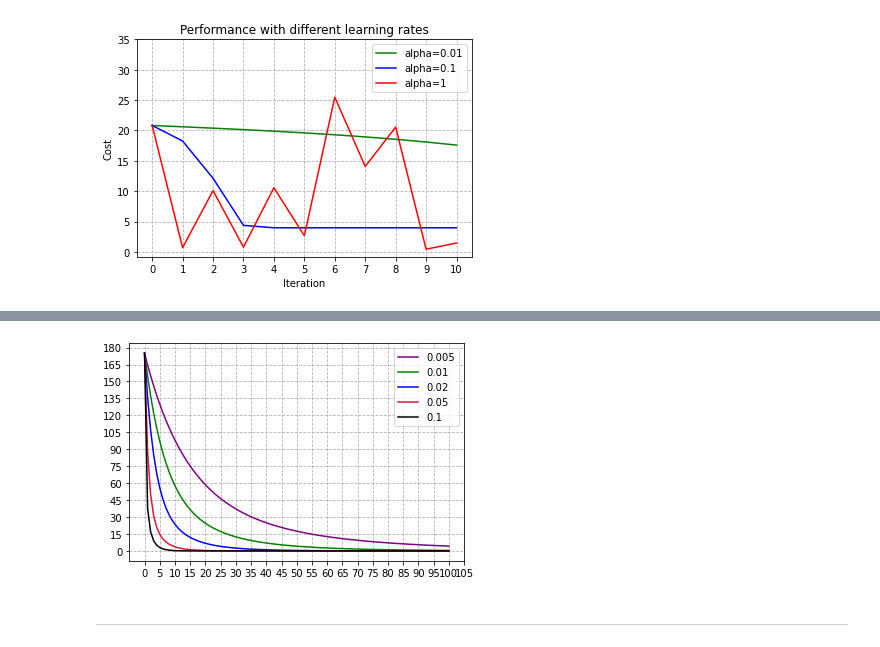
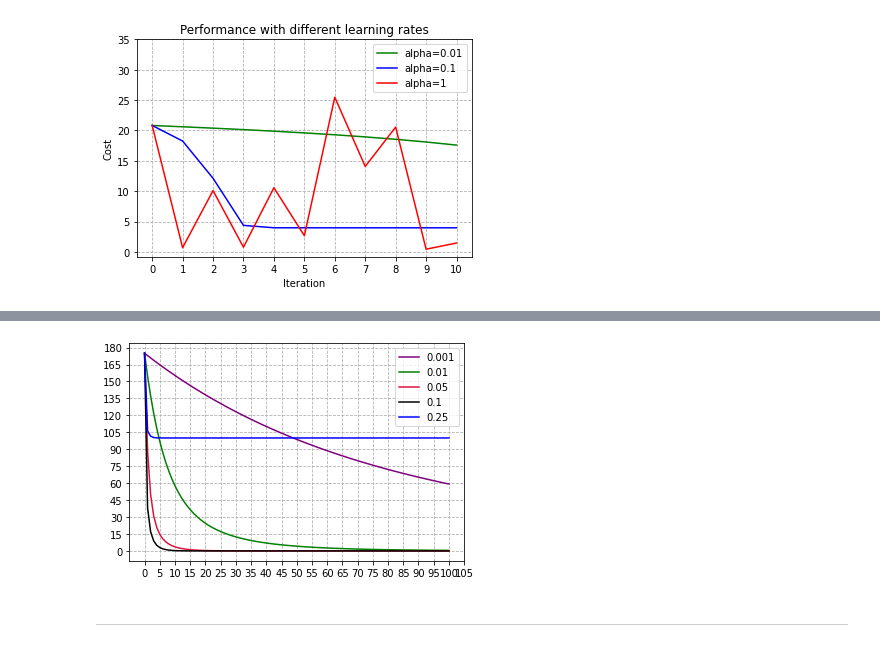
Before and after one commit to lostflux/machine-learning, a Jupyter notebook: HW1/HW1_cosc74.ipynb, the cells around one changed output, grey strips where cells are left out. Saved outputs shown, nothing was run; the diff lists cells and outputs as text; code cells hidden in the pictures.

```diff
--- a/HW1/HW1_cosc74.ipynb
+++ b/HW1/HW1_cosc74.ipynb
@@ -183,8 +216,8 @@ def g(w: int) : return np.abs(w)
 import matplotlib.pyplot as plt
 %matplotlib inline
 
-max_steps = 20
-weight_history, cost_history = gradient_descent(g, 0.5, max_steps, 1.75)
+max_its = 20
+weight_history, cost_history = gradient_descent(g, 0.5, max_its, 1.75)
 
 plt.plot(weight_history, cost_history, color="green", label='cost vs. weight')
 
@@ -195,9 +228,9 @@ plt.ylabel("Cost")
 plt.xticks(np.arange(-0.5, 2.5, 0.25))
 plt.yticks(np.arange(-0.2, 2, 0.2))
 plt.grid(linestyle="--")
-plt.locator_params(nbins = max_steps)
+plt.locator_params(nbins = max_its)
 plt.legend(loc="lower right")
-plt.locator_params(nbins = max_steps)
+plt.locator_params(nbins = max_its)
 
 plt.show()
 # %% [output]
@@ -302,9 +347,16 @@ Note that this cost function has two parameters.
 from autograd import grad, numpy as np
 from math import sin
 
-#gradient descent function
-#inputs: g (cost function), alpha (learning rate parameter), max_its (maximum number of iterations), w (initialization)
 def gradient_descent(g, alpha, max_its, w0):
+    """
+        Gradient Descent.\n
+        `g`: cost function.
+        `alpha`: learning rate.
+        `max_its`: number of iterations
+        `w0`: initial weight
+        `returns`: lists of weights and corresponding costs
+        costs after each iteration step.
+    """
 
     # 0. init
     gradient = grad(g)
@@ -378,36 +433,36 @@ Not that your grade will not depend on how well you do, as long as you try at le
 # %%
 from autograd import grad
 import autograd.numpy as np
 import matplotlib.pyplot as plt
 %matplotlib inline
 
 # cost function
 g = lambda x: 2*(x[0]**2) + x[1]**2 + 4*(x[2]**2)
 
-max_iter = 100
-steps = list(range(max_iter + 1))
+max_its = 100
+steps = list(range(max_its + 1))
 
-weights, costs = gradient_descent(g, 0.005, 100, np.array([5.0,5.0,5.0]))
-plt.plot(steps, costs, color="purple", label="0.005")
+weights, costs = gradient_descent(g, 0.001, max_its, np.array([5.0,5.0,5.0]))
+plt.plot(steps, costs, color="purple", label="0.001")
 
-weights, costs = gradient_descent(g, 0.01, 100, np.array([5.0,5.0,5.0]))
+weights, costs = gradient_descent(g, 0.01, max_its, np.array([5.0,5.0,5.0]))
 plt.plot(costs, color="green", label="0.01")
 
-weights, costs = gradient_descent(g, 0.02, 100, np.array([5.0,5.0,5.0]))
-plt.plot(steps, costs, color="blue", label="0.02")
-
-weights, costs = gradient_descent(g, 0.05, 100, np.array([5.0,5.0,5.0]))
+weights, costs = gradient_descent(g, 0.05, max_its, np.array([5.0,5.0,5.0]))
 plt.plot(steps, costs, color="crimson", label="0.05")
 
-weights, costs = gradient_descent(g, 0.1, 100, np.array([5.0,5.0,5.0]))
+weights, costs = gradient_descent(g, 0.1, max_its, np.array([5.0,5.0,5.0]))
 plt.plot(steps, costs, color="black", label="0.1")
+
+weights, costs = gradient_descent(g, 0.25, max_its, np.array([5.0,5.0,5.0]))
+plt.plot(steps, costs, color="blue", label="0.25")
 
 plt.legend(loc="upper right")
 plt.xticks(range(0, 110, 5))
 plt.yticks(range(0, 190, 15))
 plt.grid(linestyle="--")
 plt.show()
 # %% [output]
-[figure, old version]
+[figure, new version]
 # %% [markdown]
 ---
```
Also changed, not shown: parts of 15 cells of this notebook, 1 other file.
